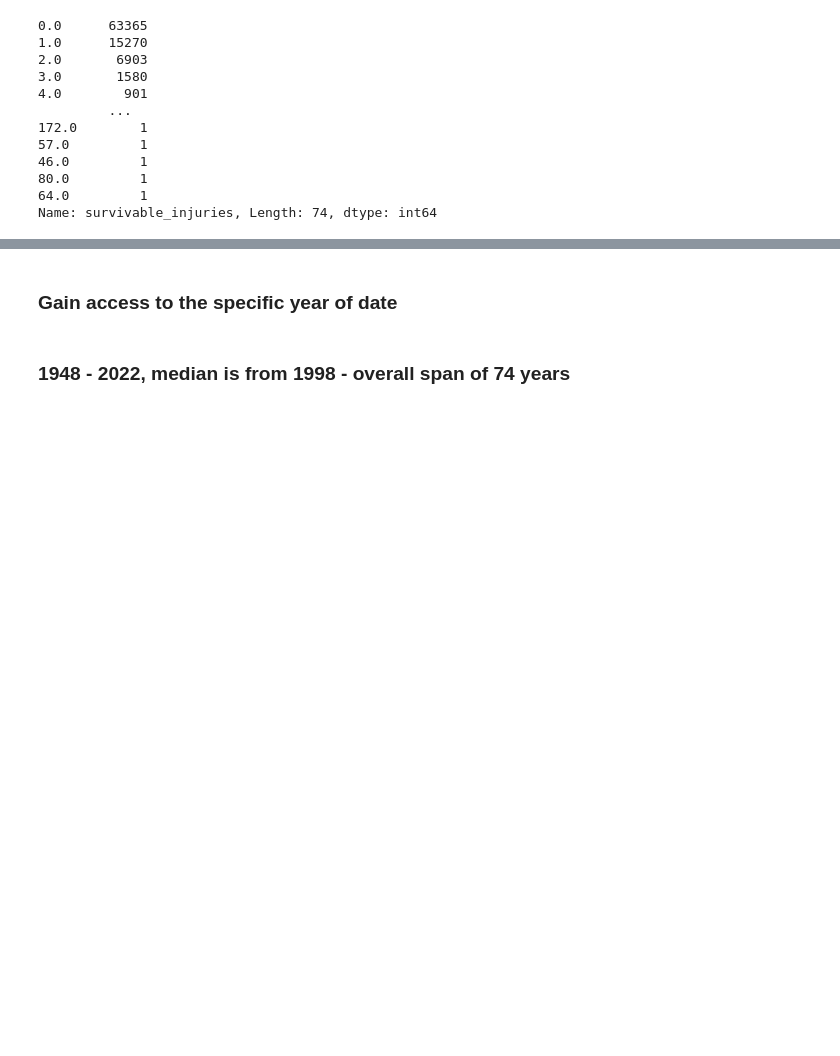
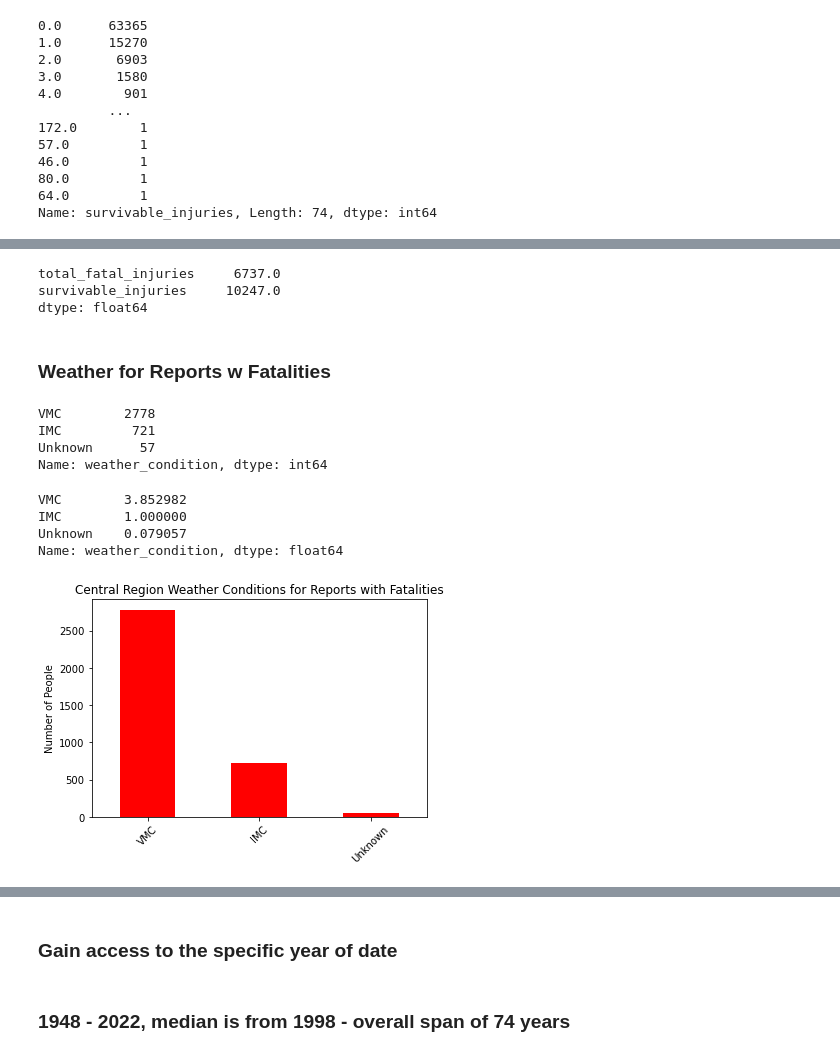
Before and after one commit to dvdhartsman/phase_1_project, a Jupyter notebook: davids_EDA.ipynb, the cells around one changed output, grey strips where cells are left out. Drawn from its saved outputs; the diff is of its cells as text; code cells hidden in the pictures; blank space fills up the shorter version.

```diff
--- a/davids_EDA.ipynb
+++ b/davids_EDA.ipynb
@@ -89,0 +105,2 @@ df.head()
+# %%
+central_states = df.loc[(df['states_names'].isin(central)  == True) & (df["country"] == 'united states')]
@@ -89,0 +124,30 @@ df.head()
+# %%
+c_plot = central_states.loc[:, ['total_fatal_injuries', 'survivable_injuries']].sum()
+c_plot
+# %% [output]
+total_fatal_injuries     6737.0
+survivable_injuries     10247.0
+dtype: float64
+# %% [markdown]
+### Weather for Reports w Fatalities
+# %%
+central_states.loc[central_states['total_fatal_injuries'] >= 1]['weather_condition'].value_counts()
+# %% [output]
+VMC        2778
+IMC         721
+Unknown      57
+Name: weather_condition, dtype: int64
+# %%
+c_weather_ratio = (central_states.loc[central_states['total_fatal_injuries'] >= 1]['weather_condition'].value_counts())/721
+c_weather_ratio
+# %% [output]
+VMC        3.852982
+IMC        1.000000
+Unknown    0.079057
+Name: weather_condition, dtype: float64
+# %%
+central_states.loc[central_states['total_fatal_injuries'] >= 1]['weather_condition'].value_counts().plot(kind='bar',
+                            title="Central Region Weather Conditions for Reports with Fatalities",
+                            ylabel="Number of People", color='red', rot=45);
+# %% [output]
+[figure, added]
```
Also changed, not shown: parts of 102 cells of this notebook.
